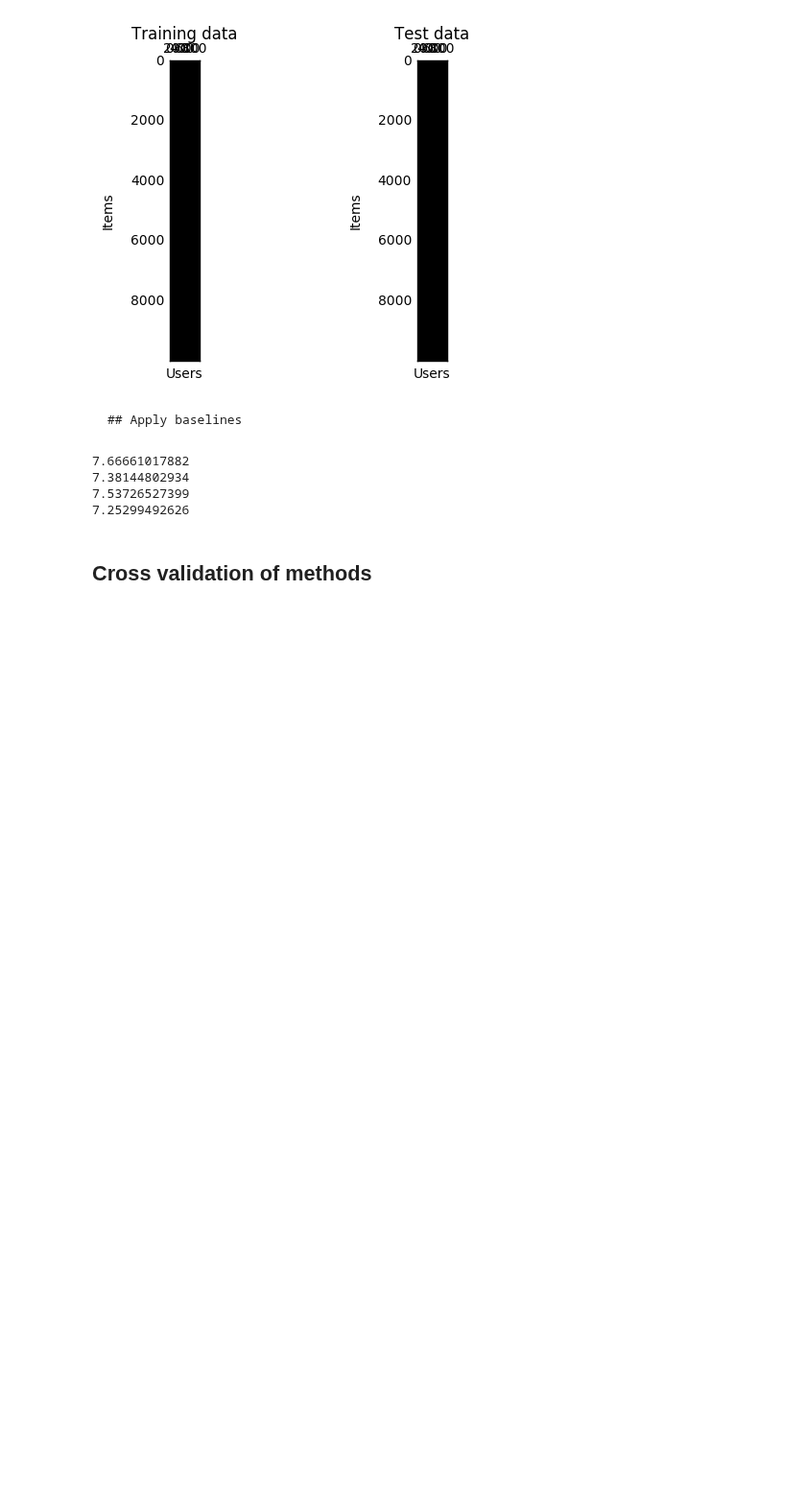
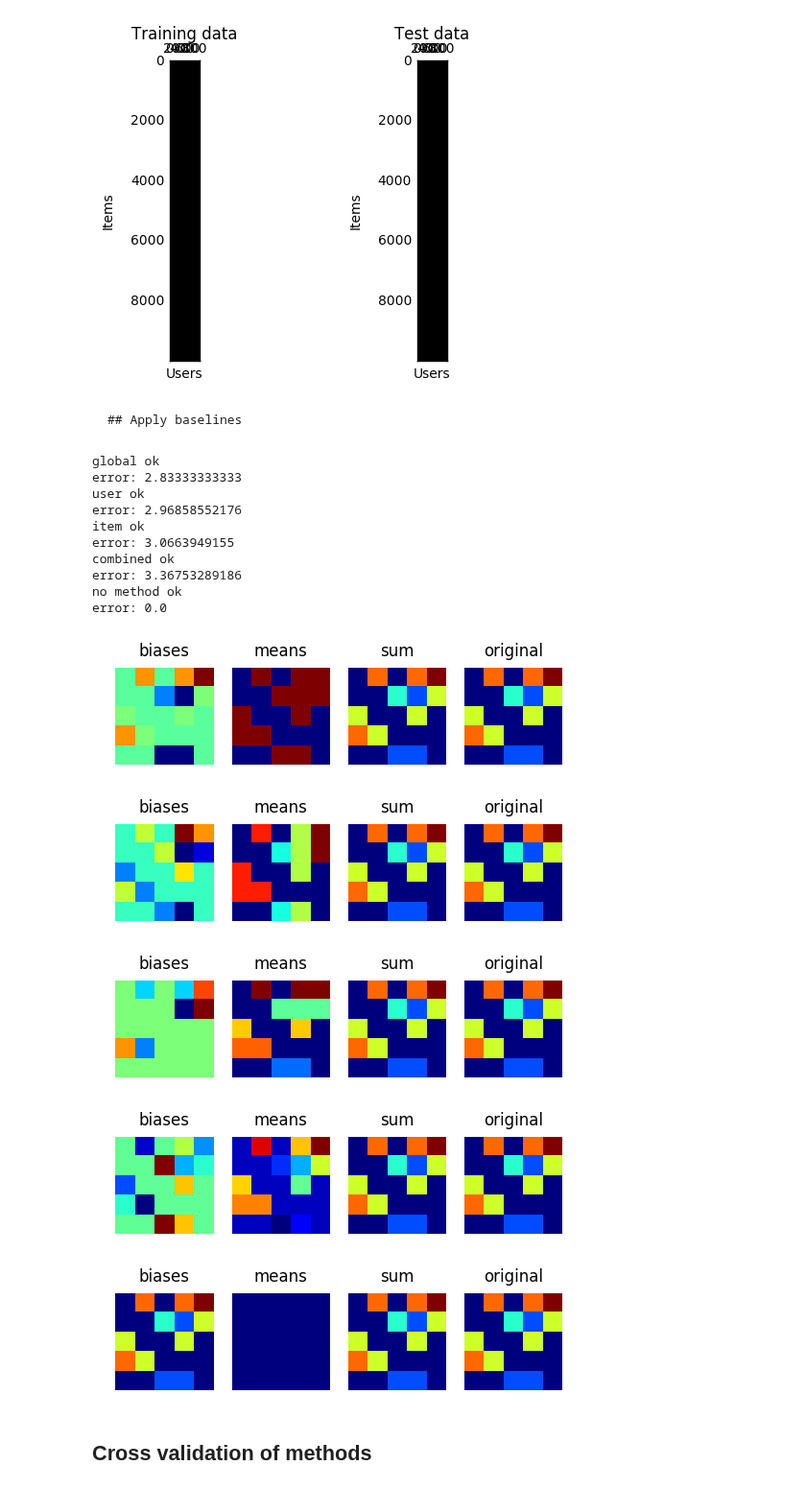
Before and after one commit to MLortki/Machine_Learning_Recommender_Systems, a Jupyter notebook: src/main_kiki.ipynb, the cells around one changed output. Shown at 96% size. Drawn from its saved outputs; the diff is of its cells as text; code cells hidden in the pictures; blank space fills up the shorter version.

```diff
--- a/src/main_kiki.ipynb
+++ b/src/main_kiki.ipynb
@@ -50,14 +47,3 @@ Percentage of nz train data:  0.8998, percentage of nz test data:  0.1002
 [figure]
 # %% [markdown]
     ## Apply baselines
-# %%
-from our_helpers import baseline_global_mean,baseline_item_mean,baseline_user_mean, baseline_combined
-print(baseline_global_mean(train, test))
-print(baseline_user_mean(train, test))
-print(baseline_item_mean(train, test))
-print(baseline_combined(train, test))
-# %% [output]
-7.66661017882
-7.38144802934
-7.53726527399
-7.25299492626
@@ -64,3 +81,46 @@ print(baseline_combined(train, test))
+# %%
+methods=['global','user','item','combined','no']
+nz_train, nz_row_colindices, nz_col_rowindices = build_index_groups(train)
+user_means = get_user_means(train, nz_col_rowindices)
+item_means = get_item_means(train, nz_row_colindices)
+means = get_global_means(train, nz_train)
+for m in methods:
+    fig, (ax1, ax2, ax3, ax4) = plt.subplots(1,4)
+    train_normalized, train_mean = get_unbiased_matrix(train.copy(),user_means,item_means,means,m)
+    print('error:',np.sqrt(compute_error2(train_mean,test,zip(rows,cols))))
+    #print('normalized',train_normalized.todense())
+    #print('mean',train_mean.todense())
+    #print('original',(train_normalized+train_mean).todense())
+    plt.title('test')
+    ax1.set_title('biases')
+    ax1.matshow(train_normalized.todense())
+    ax1.axis('off')
+    ax2.set_title('means')
+    ax2.matshow(train_mean.todense())
+    ax2.axis('off')
+    ax3.set_title('sum')
+    ax3.matshow((train_normalized+train_mean).todense())
+    ax3.axis('off')
+    ax4.set_title('original')
+    ax4.matshow(train.todense())
+    ax4.axis('off')
+    fig.savefig('../results/biases_{}'.format(m))
+# %% [output]
+global ok
+error: 2.83333333333
+user ok
+error: 2.96858552176
+item ok
+error: 3.0663949155
+combined ok
+error: 3.36753289186
+no method ok
+error: 0.0
+[figure, added]
+[figure, added]
+[figure, added]
+[figure, added]
+[figure, added]
 # %% [markdown]
 ## Cross validation of methods
 # %%
```
Also changed, not shown: parts of 4 cells of this notebook, 12 other files.
